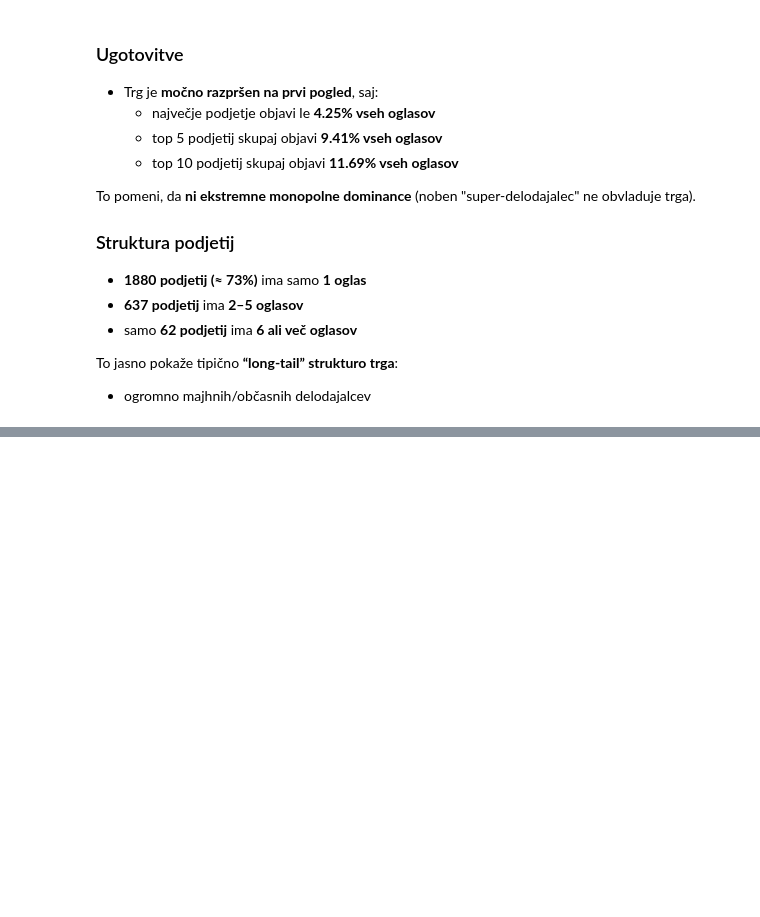
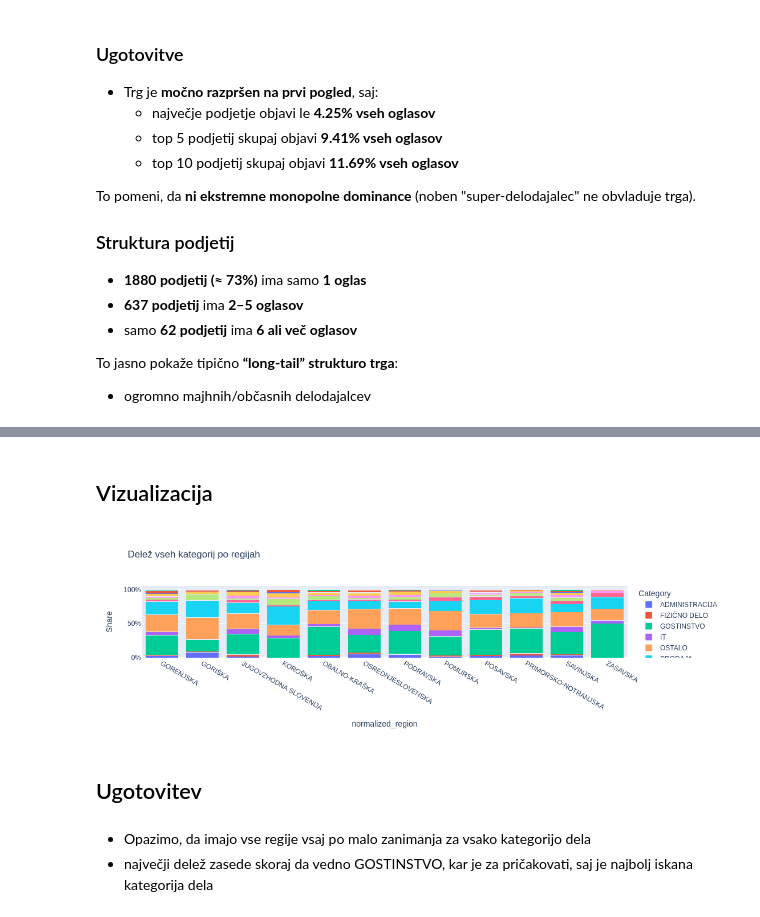
Before and after one commit to svenko99/PR2608, a Jupyter notebook: src/notebook/rezultati.ipynb, the cells around one changed output, grey strips where cells are left out. Drawn from its saved outputs; the diff is of its cells as text; code cells hidden in the pictures; blank space fills up the shorter version.

```diff
--- a/src/notebook/rezultati.ipynb
+++ b/src/notebook/rezultati.ipynb
@@ -1244,0 +1640,33 @@ To jasno pokaže tipično **“long-tail” strukturo trga**:
+# %% [markdown]
+## Vizualizacija
+# %%
+import plotly.express as px
+
+fig = px.bar(
+    df_plot,
+    x='normalized_region',
+    y='Share',
+    color='Category',
+    barmode='stack',
+    title="Delež vseh kategorij po regijah"
+)
+
+fig.update_layout(
+    yaxis_tickformat=".0%"
+)
+
+fig.update_traces(
+    hovertemplate=
+    "<b>%{x}</b><br>" +
+    "Kategorija: %{legendgroup}<br>" +
+    "Delež: %{y:.2%}<extra></extra>"
+)
+
+fig.show()
+# %% [output]
+[figure, added]
+# %% [markdown]
+## Ugotovitev
+# %% [markdown]
+- Opazimo, da imajo vse regije vsaj po malo zanimanja za vsako kategorijo dela
+- največji delež zasede skoraj da vedno GOSTINSTVO, kar je za pričakovati, saj je najbolj iskana kategorija dela
```
Also changed, not shown: parts of 18 cells of this notebook.
